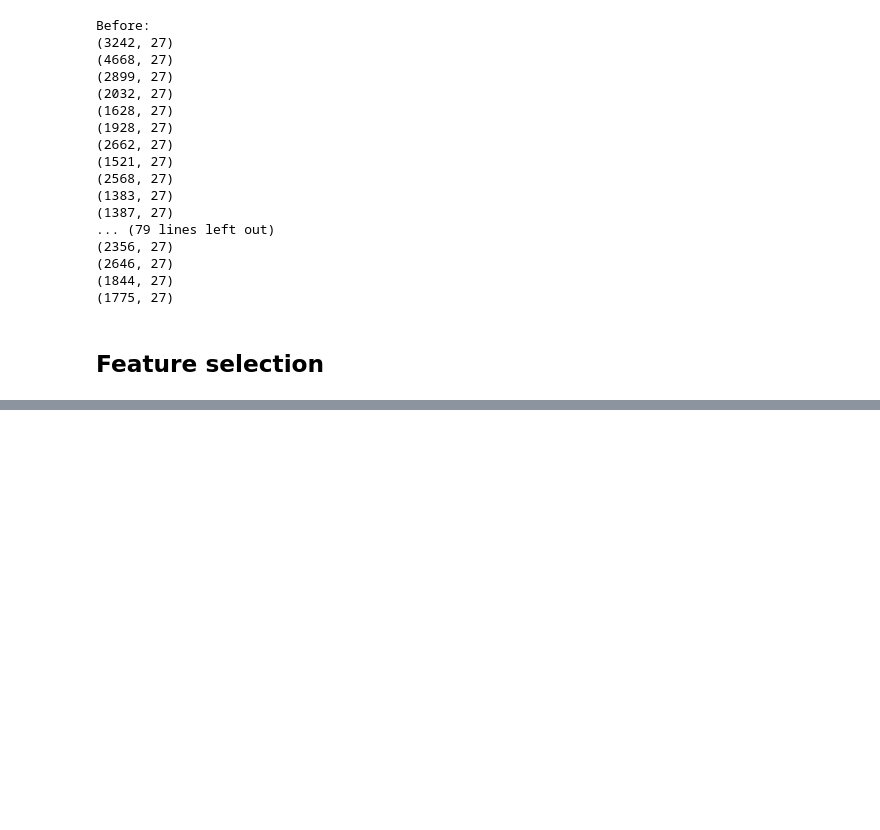
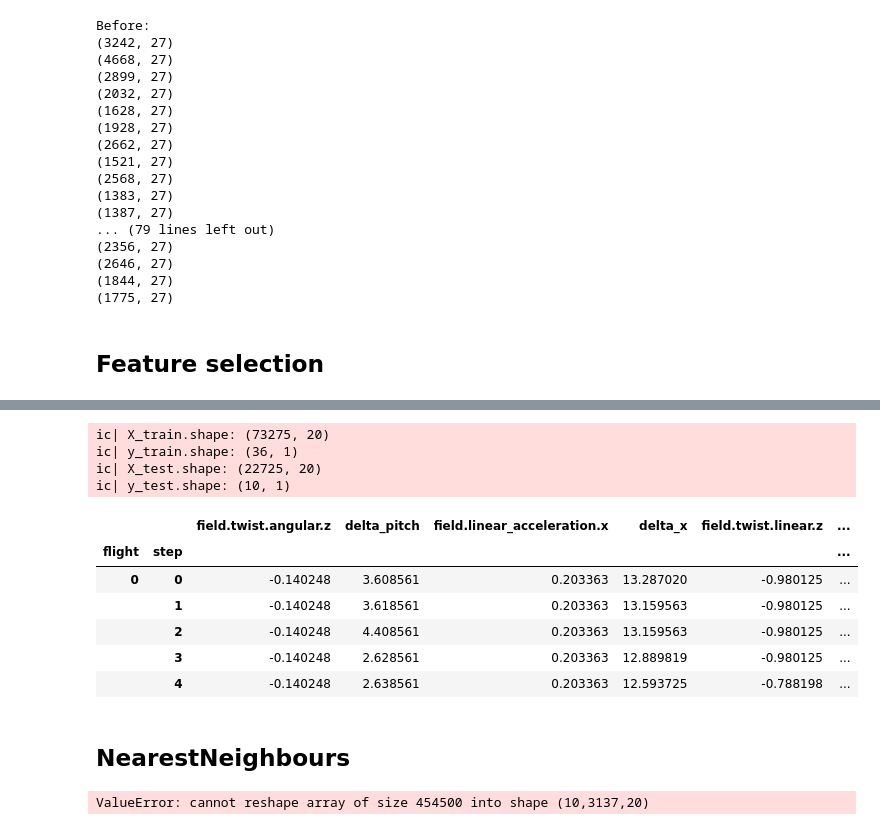
Before and after one commit to CristianMorasso/statistical_project, a Jupyter notebook: Copia_di_statiscal_learning.ipynb, the cells around one changed output, grey strips where cells are left out. Saved outputs shown, nothing was run; the diff lists cells and outputs as text; code cells hidden in the pictures; blank space fills up the shorter version.

```diff
--- a/Copia_di_statiscal_learning.ipynb
+++ b/Copia_di_statiscal_learning.ipynb
@@ -247,0 +285,48 @@ print(new_dfs[0].shape) # shape of the array
+# %%
+from sktime.split import temporal_train_test_split
+from sktime.datatypes import check_raise
+from icecream import ic
+
+# check_raise(y, mtype='np.ndarray')
+
+check_raise(dfs, mtype="pd-multiindex")
+check_raise(y_time_series, mtype='np.ndarray')
+
+
+# X_train, y_train X_test, y_test= temporal_train_test_split(X=dfs,y=y_time_series, test_size=10)
+
+y_train, y_test, X_train, X_test  = temporal_train_test_split(X=dfs,y=y_time_series, test_size=10)
+ic(X_train.shape)
+ic(y_train.shape)
+ic(X_test.shape)
+ic(y_test.shape)
+X_train.head()
+# %% [output]
+ic| X_train.shape: (73275, 20)
+ic| y_train.shape: (36, 1)
+ic| X_test.shape: (22725, 20)
+ic| y_test.shape: (10, 1)
+|  |  | field.twist.angular.z | delta_pitch | field.linear_acceleration.x | delta_x | field.twist.linear.z | ... |
+| flight | step |  |  |  |  |  | ... |
+| 0 | 0 | -0.140248 | 3.608561 | 0.203363 | 13.287020 | -0.980125 | ... |
+|  | 1 | -0.140248 | 3.618561 | 0.203363 | 13.159563 | -0.980125 | ... |
+|  | 2 | -0.140248 | 4.408561 | 0.203363 | 13.159563 | -0.980125 | ... |
+|  | 3 | -0.140248 | 2.628561 | 0.203363 | 12.889819 | -0.980125 | ... |
+|  | 4 | -0.140248 | 2.638561 | 0.203363 | 12.593725 | -0.788198 | ... |
+# %% [markdown]
+## NearestNeighbours
+# %%
+# 5-nearest neighbour classifier with Euclidean distance (on flattened time series)
+from sktime.classification.distance_based import KNeighborsTimeSeriesClassifier
+from sktime.dists_kernels import FlatDist, ScipyDist
+
+eucl_dist = FlatDist(ScipyDist())
+clf = KNeighborsTimeSeriesClassifier(n_neighbors=5, distance=eucl_dist)
+
+# Train the classifier
+clf.fit(X_train, y_train)
+
+# Predict labels on new data
+y_pred = clf.predict(X_test)
+# %% [output]
+ValueError: cannot reshape array of size 454500 into shape (10,3137,20)
```
Also changed, not shown: parts of 8 cells of this notebook.
